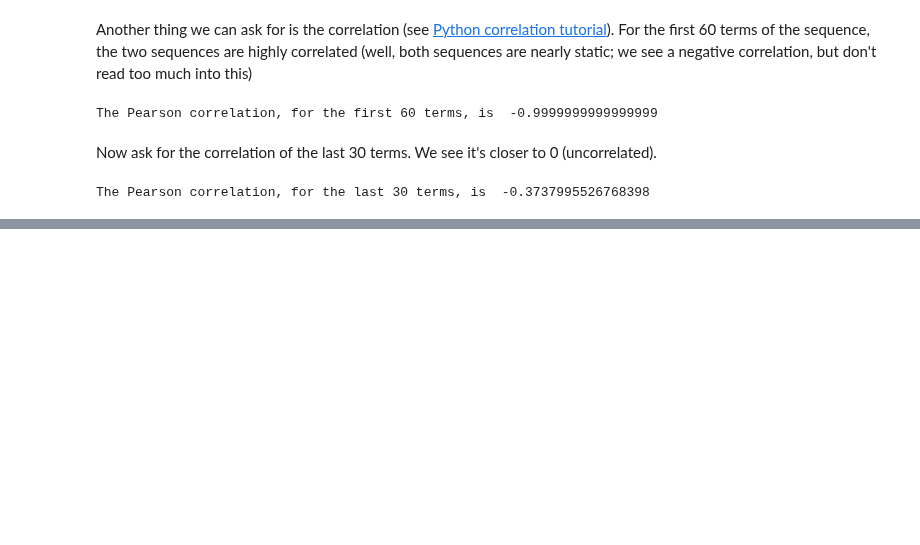
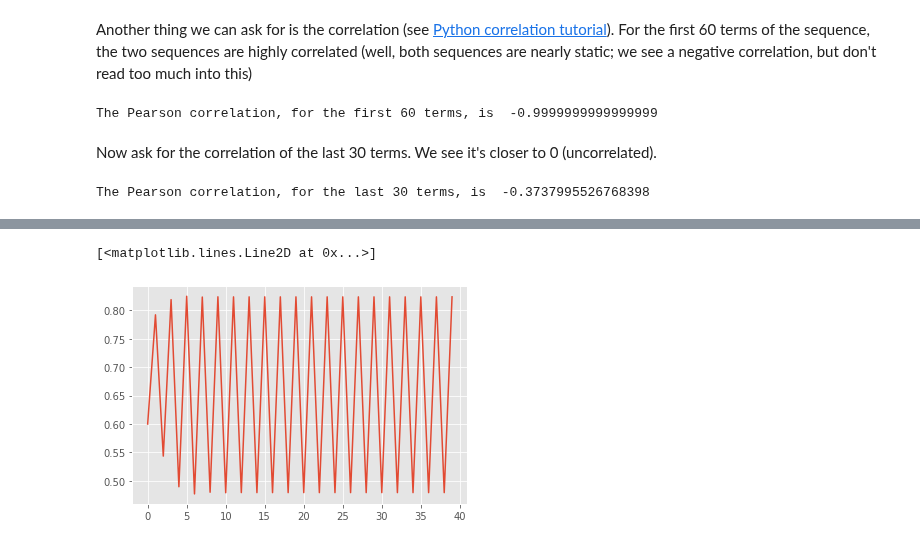
Before and after one commit to stephenbeckr/numerical-analysis-class, a Jupyter notebook: Demos/Ch2_TentMapSensitivity.ipynb, the cells around one changed output, grey strips where cells are left out. Saved outputs shown, nothing was run; the diff lists cells and outputs as text; code cells hidden in the pictures; blank space fills up the shorter version.

```diff
--- a/Demos/Ch2_TentMapSensitivity.ipynb
+++ b/Demos/Ch2_TentMapSensitivity.ipynb
@@ -66,0 +78,20 @@ The Pearson correlation, for the last 30 terms, is  -0.3737995526768398
+# %%
+import numpy as np
+%matplotlib inline
+import matplotlib.pyplot as plt
+plt.style.use('ggplot')
+r = 3.3
+g  = lambda x : r*x*(1-x)
+
+x  = .6
+
+N   = int(1e2)
+X   = np.zeros(N)
+for i in range(N):
+  X[i] = x
+  x   = g(x)
+# %%
+plt.plot(X[:40]);
+# %% [output]
+[<matplotlib.lines.Line2D at 0x...>]
+[figure, added]
```
Also changed, not shown: parts of 2 cells of this notebook.
